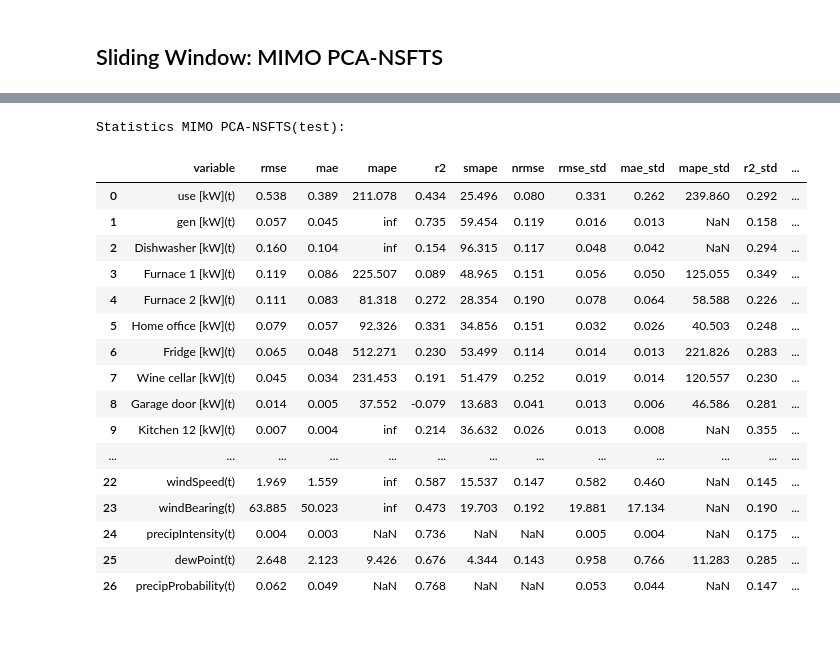
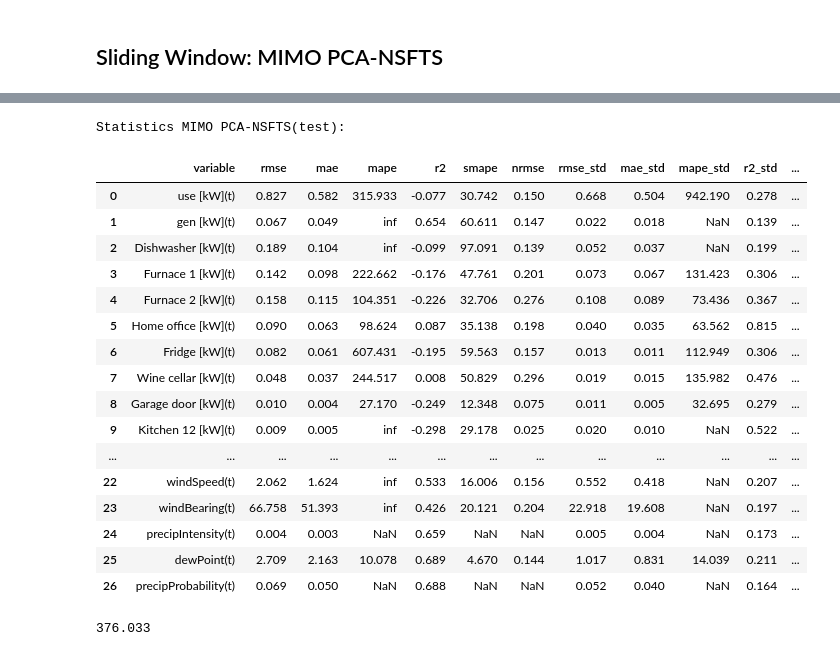
Before and after one commit to hugovynicius/mo_ensfts, a Jupyter notebook: Notebooks/MIMO-ENSFTS/test_kaggle.ipynb, the cells around one changed output, grey strips where cells are left out. Cells and saved outputs as stored; diff of their text form; code cells hidden in the pictures.

```diff
--- a/Notebooks/MIMO-ENSFTS/test_kaggle.ipynb
+++ b/Notebooks/MIMO-ENSFTS/test_kaggle.ipynb
@@ -72,7 +72,7 @@ def series_to_supervised_mimo(data, n_in, n_out, dropnan=True):
 # %%
 df = pd.read_csv('/home/hugo/projetos-doutorado/mimo_emb_fts/data/HomeC.csv', sep=',')
 data = df.drop(labels=['icon','summary','cloudCover', 'House overall [kW]', 'time'], axis=1)
-#data = data.loc[0: : 5]
+data = data.loc[0: : 10]
 data.dropna(inplace=True)
 data = clean_dataset(data)
 data.head()
@@ -154,8 +163,13 @@ def sliding_window_pca(data,n_windows,train_size,steps_ahead,transformation):
          "variable":[]
     }
 
+    num_fuzzy_rules = {
+        "window": [],
+        "qtd": []
+    }
+
     tam = len(data)
-    n_windows = 30
+    #n_windows = 30
     windows_length = math.floor(tam / n_windows)
     for ct, ttrain, ttest in Util.sliding_window(data, windows_length, train_size, inc=1):
         if len(ttest) > 0:
@@ -172,6 +186,16 @@ def sliding_window_pca(data,n_windows,train_size,steps_ahead,transformation):
 
             columns = list(df_forecats_columns)
             df_forecast = pd.DataFrame(forecast,columns=columns)
+
+            #teste print fuzzy rules
+            sum_rules = 0
+            for m in models:
+                sum_rules = sum_rules + len(m)
+                #print(len(m))
+
+            #print(sum_rules)
+            num_fuzzy_rules["window"].append(ct)
+            num_fuzzy_rules["qtd"].append(sum_rules)
 
             for col in columns:
                 original = df_original[col].values
@@ -205,7 +229,9 @@ def sliding_window_pca(data,n_windows,train_size,steps_ahead,transformation):
 #                 plt.show()
 
     measures = pd.DataFrame(result)
-    return measures
+    rules = pd.DataFrame(num_fuzzy_rules)
+
+    return measures, rules
 # %% [markdown]
 ## Sliding Window: MIMO KPCA-NSFTS
 # %%
@@ -220,7 +246,7 @@ steps_ahead = 1
 mimo_kpca_nsfts = MimoNonStationaryFtsPca(num_components_pca, order_fts_model, npart,
                                             gamma, fts_model, memory_window_error)
 # %%
-kpca_result =  sliding_window_pca(data=reframed,n_windows=30,train_size=0.75,steps_ahead=1,transformation='KPCA')
+kpca_result,rules =  sliding_window_pca(data=reframed,n_windows=30,train_size=0.75,steps_ahead=1,transformation='KPCA')
 # %% [output]
 --------------------
 training window 0
@@ -338,7 +371,7 @@ steps_ahead = 1
 mimo_kpca_nsfts = MimoNonStationaryFtsPca(num_components_pca, order_fts_model, npart,
                                             gamma, fts_model, memory_window_error)
 # %%
-pca_result =  sliding_window_pca(data=reframed,n_windows=30,train_size=0.75,steps_ahead=1,transformation='PCA')
+pca_result,rules =  sliding_window_pca(data=reframed,n_windows=30,train_size=0.75,steps_ahead=1,transformation='PCA')
 # %% [output]
 --------------------
 training window 0
@@ -398,7 +447,7 @@ final_result = {
     "nrmse_std": []
 }
 
-pca_result.to_csv (r'all_windows_pca_mo_ensfts_kaggle_sh.csv', index = False, header=True)
+pca_result.to_csv (r'all_windows_pca_mo_ensfts_kaggle_sh_10min.csv', index = False, header=True)
 
 measures = pca_result
 var = measures.groupby("variable")
@@ -419,47 +468,47 @@ for col in columns:
     mae_std = round(statistics.stdev(var_agr.loc[:,'mae']),3)
     r2_std = round(statistics.stdev(var_agr.loc[:,'r2']),3)
     smape_std = round(statistics.stdev(var_agr.loc[:,'smape']),3)
     nrmse_std = round(statistics.stdev(var_agr.loc[:,'nrmse']),3)
 
     final_result["variable"].append(col)
     final_result["rmse"].append(rmse)
     final_result["mape"].append(mape)
     final_result["mae"].append(mae)
     final_result["r2"].append(r2)
     final_result["smape"].append(smape)
     final_result["nrmse"].append(nrmse)
 
     final_result["rmse_std"].append(rmse_std)
     final_result["mape_std"].append(mape_std)
     final_result["mae_std"].append(mae_std)
     final_result["r2_std"].append(r2_std)
     final_result["smape_std"].append(smape_std)
     final_result["nrmse_std"].append(nrmse_std)
 
     #print(f'Results: {(col,rmse,mae,r2)}')
 
 
 final_measures_pca = pd.DataFrame(final_result)
 
 print("Statistics MIMO PCA-NSFTS(test): ")
 final_measures_pca
 # %% [output]
 Statistics MIMO PCA-NSFTS(test):
 |  | variable | rmse | mae | mape | r2 | smape | nrmse | rmse_std | mae_std | mape_std | r2_std | ... |
-| 0 | use [kW](t) | 0.538 | 0.389 | 211.078 | 0.434 | 25.496 | 0.080 | 0.331 | 0.262 | 239.860 | 0.292 | ... |
-| 1 | gen [kW](t) | 0.057 | 0.045 | inf | 0.735 | 59.454 | 0.119 | 0.016 | 0.013 | NaN | 0.158 | ... |
-| 2 | Dishwasher [kW](t) | 0.160 | 0.104 | inf | 0.154 | 96.315 | 0.117 | 0.048 | 0.042 | NaN | 0.294 | ... |
-| 3 | Furnace 1 [kW](t) | 0.119 | 0.086 | 225.507 | 0.089 | 48.965 | 0.151 | 0.056 | 0.050 | 125.055 | 0.349 | ... |
-| 4 | Furnace 2 [kW](t) | 0.111 | 0.083 | 81.318 | 0.272 | 28.354 | 0.190 | 0.078 | 0.064 | 58.588 | 0.226 | ... |
-| 5 | Home office [kW](t) | 0.079 | 0.057 | 92.326 | 0.331 | 34.856 | 0.151 | 0.032 | 0.026 | 40.503 | 0.248 | ... |
-| 6 | Fridge [kW](t) | 0.065 | 0.048 | 512.271 | 0.230 | 53.499 | 0.114 | 0.014 | 0.013 | 221.826 | 0.283 | ... |
-| 7 | Wine cellar [kW](t) | 0.045 | 0.034 | 231.453 | 0.191 | 51.479 | 0.252 | 0.019 | 0.014 | 120.557 | 0.230 | ... |
-| 8 | Garage door [kW](t) | 0.014 | 0.005 | 37.552 | -0.079 | 13.683 | 0.041 | 0.013 | 0.006 | 46.586 | 0.281 | ... |
-| 9 | Kitchen 12 [kW](t) | 0.007 | 0.004 | inf | 0.214 | 36.632 | 0.026 | 0.013 | 0.008 | NaN | 0.355 | ... |
+| 0 | use [kW](t) | 0.827 | 0.582 | 315.933 | -0.077 | 30.742 | 0.150 | 0.668 | 0.504 | 942.190 | 0.278 | ... |
+| 1 | gen [kW](t) | 0.067 | 0.049 | inf | 0.654 | 60.611 | 0.147 | 0.022 | 0.018 | NaN | 0.139 | ... |
+| 2 | Dishwasher [kW](t) | 0.189 | 0.104 | inf | -0.099 | 97.091 | 0.139 | 0.052 | 0.037 | NaN | 0.199 | ... |
+| 3 | Furnace 1 [kW](t) | 0.142 | 0.098 | 222.662 | -0.176 | 47.761 | 0.201 | 0.073 | 0.067 | 131.423 | 0.306 | ... |
+| 4 | Furnace 2 [kW](t) | 0.158 | 0.115 | 104.351 | -0.226 | 32.706 | 0.276 | 0.108 | 0.089 | 73.436 | 0.367 | ... |
+| 5 | Home office [kW](t) | 0.090 | 0.063 | 98.624 | 0.087 | 35.138 | 0.198 | 0.040 | 0.035 | 63.562 | 0.815 | ... |
+| 6 | Fridge [kW](t) | 0.082 | 0.061 | 607.431 | -0.195 | 59.563 | 0.157 | 0.013 | 0.011 | 112.949 | 0.306 | ... |
+| 7 | Wine cellar [kW](t) | 0.048 | 0.037 | 244.517 | 0.008 | 50.829 | 0.296 | 0.019 | 0.015 | 135.982 | 0.476 | ... |
+| 8 | Garage door [kW](t) | 0.010 | 0.004 | 27.170 | -0.249 | 12.348 | 0.075 | 0.011 | 0.005 | 32.695 | 0.279 | ... |
+| 9 | Kitchen 12 [kW](t) | 0.009 | 0.005 | inf | -0.298 | 29.178 | 0.025 | 0.020 | 0.010 | NaN | 0.522 | ... |
 | ... | ... | ... | ... | ... | ... | ... | ... | ... | ... | ... | ... | ... |
-| 22 | windSpeed(t) | 1.969 | 1.559 | inf | 0.587 | 15.537 | 0.147 | 0.582 | 0.460 | NaN | 0.145 | ... |
-| 23 | windBearing(t) | 63.885 | 50.023 | inf | 0.473 | 19.703 | 0.192 | 19.881 | 17.134 | NaN | 0.190 | ... |
-| 24 | precipIntensity(t) | 0.004 | 0.003 | NaN | 0.736 | NaN | NaN | 0.005 | 0.004 | NaN | 0.175 | ... |
-| 25 | dewPoint(t) | 2.648 | 2.123 | 9.426 | 0.676 | 4.344 | 0.143 | 0.958 | 0.766 | 11.283 | 0.285 | ... |
-| 26 | precipProbability(t) | 0.062 | 0.049 | NaN | 0.768 | NaN | NaN | 0.053 | 0.044 | NaN | 0.147 | ... |
+| 22 | windSpeed(t) | 2.062 | 1.624 | inf | 0.533 | 16.006 | 0.156 | 0.552 | 0.418 | NaN | 0.207 | ... |
+| 23 | windBearing(t) | 66.758 | 51.393 | inf | 0.426 | 20.121 | 0.204 | 22.918 | 19.608 | NaN | 0.197 | ... |
+| 24 | precipIntensity(t) | 0.004 | 0.003 | NaN | 0.659 | NaN | NaN | 0.005 | 0.004 | NaN | 0.173 | ... |
+| 25 | dewPoint(t) | 2.709 | 2.163 | 10.078 | 0.689 | 4.670 | 0.144 | 1.017 | 0.831 | 14.039 | 0.211 | ... |
+| 26 | precipProbability(t) | 0.069 | 0.050 | NaN | 0.688 | NaN | NaN | 0.052 | 0.040 | NaN | 0.164 | ... |
 # %%
@@ -467,2 +518,7 @@ final_measures_pca.to_csv(r'pca_mo_ensfts_kaggle_sh_with_std.csv', index = False
 # %%
 #final_measures_pca.to_csv (r'pca_mo_ensfts_kaggle_sh_2.csv', index = False, header=True)
+# %%
+avg_rules = round(statistics.mean(rules.loc[:,'qtd']),3)
+avg_rules
+# %% [output]
+376.033
```
Also changed, not shown: parts of 12 cells of this notebook, 8 other files.
